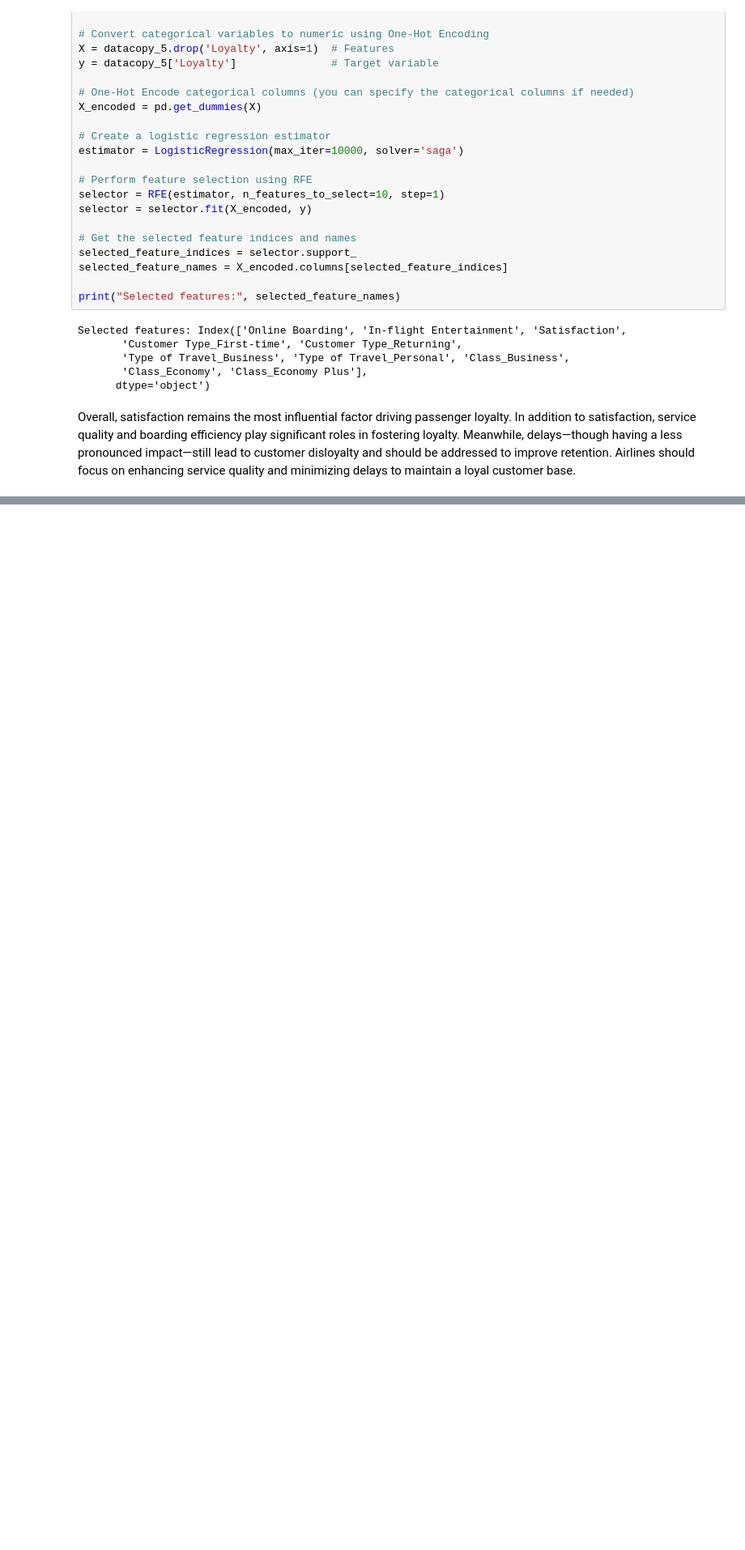
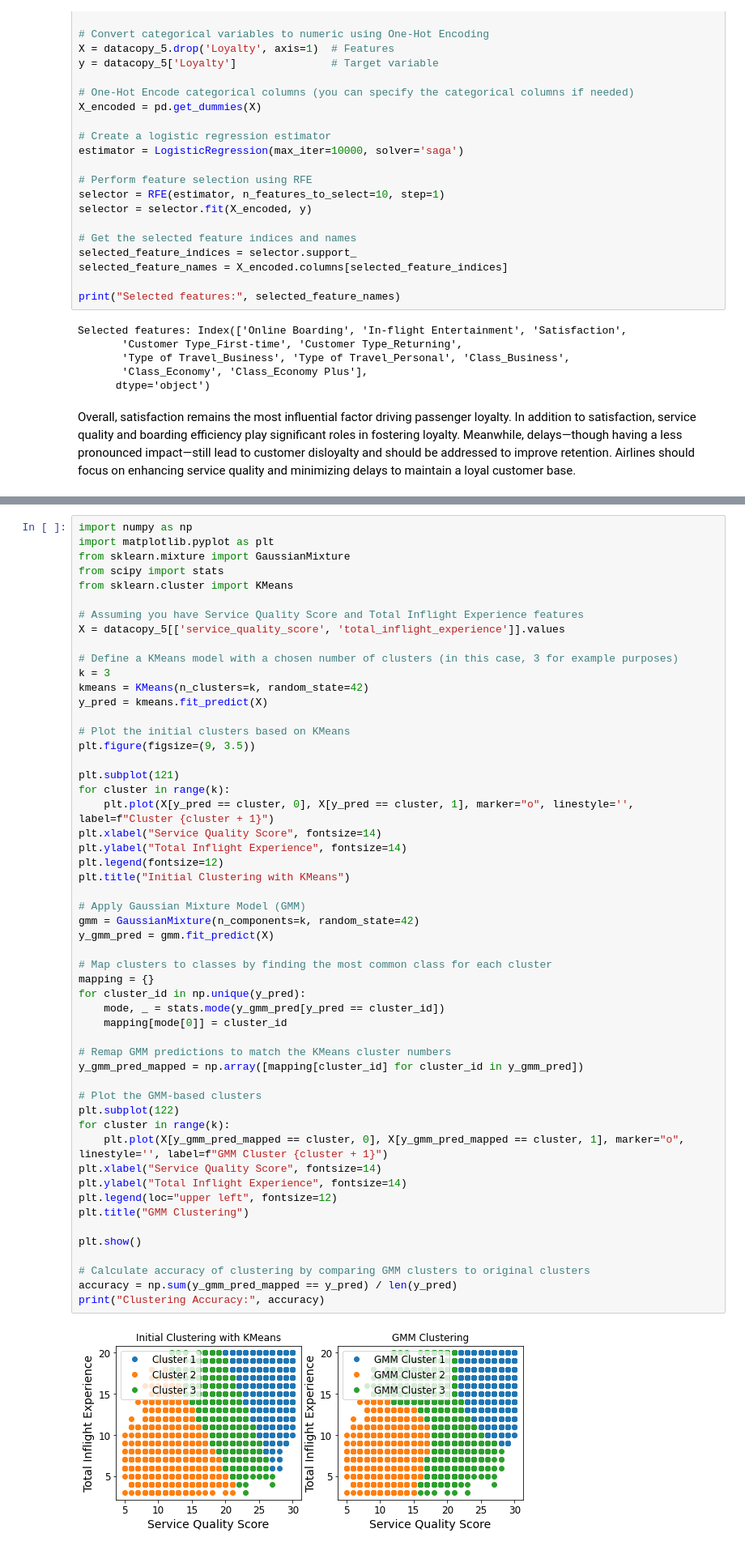
Before and after one commit to HWhr3000/F21DL_Coursework_grp2, a Jupyter notebook: notebooks/Fiyi Final Version 2.ipynb, the cells around one changed output, grey strips where cells are left out. Shown at 81% size. Drawn from its saved outputs; the diff is of its cells as text; blank space fills up the shorter version.

```diff
--- a/notebooks/Fiyi Final Version 2.ipynb
+++ b/notebooks/Fiyi Final Version 2.ipynb
@@ -811,0 +857,55 @@ Overall, satisfaction remains the most influential factor driving passenger loya
+# %%
+import numpy as np
+import matplotlib.pyplot as plt
+from sklearn.mixture import GaussianMixture
+from scipy import stats
+from sklearn.cluster import KMeans
+
+# Assuming you have Service Quality Score and Total Inflight Experience features
+X = datacopy_5[['service_quality_score', 'total_inflight_experience']].values
+
+# Define a KMeans model with a chosen number of clusters (in this case, 3 for example purposes)
+k = 3
+kmeans = KMeans(n_clusters=k, random_state=42)
+y_pred = kmeans.fit_predict(X)
+
+# Plot the initial clusters based on KMeans
+plt.figure(figsize=(9, 3.5))
+
+plt.subplot(121)
+for cluster in range(k):
+    plt.plot(X[y_pred == cluster, 0], X[y_pred == cluster, 1], marker="o", linestyle='', label=f"Cluster {cluster + 1}")
+plt.xlabel("Service Quality Score", fontsize=14)
+plt.ylabel("Total Inflight Experience", fontsize=14)
+plt.legend(fontsize=12)
+plt.title("Initial Clustering with KMeans")
+
+# Apply Gaussian Mixture Model (GMM)
+gmm = GaussianMixture(n_components=k, random_state=42)
+y_gmm_pred = gmm.fit_predict(X)
+
+# Map clusters to classes by finding the most common class for each cluster
+mapping = {}
+for cluster_id in np.unique(y_pred):
+    mode, _ = stats.mode(y_gmm_pred[y_pred == cluster_id])
+    mapping[mode[0]] = cluster_id
+
+# Remap GMM predictions to match the KMeans cluster numbers
+y_gmm_pred_mapped = np.array([mapping[cluster_id] for cluster_id in y_gmm_pred])
+
+# Plot the GMM-based clusters
+plt.subplot(122)
+for cluster in range(k):
+    plt.plot(X[y_gmm_pred_mapped == cluster, 0], X[y_gmm_pred_mapped == cluster, 1], marker="o", linestyle='', label=f"GMM Cluster {cluster + 1}")
+plt.xlabel("Service Quality Score", fontsize=14)
+plt.ylabel("Total Inflight Experience", fontsize=14)
+plt.legend(loc="upper left", fontsize=12)
+plt.title("GMM Clustering")
+
+plt.show()
+
+# Calculate accuracy of clustering by comparing GMM clusters to original clusters
+accuracy = np.sum(y_gmm_pred_mapped == y_pred) / len(y_pred)
+print("Clustering Accuracy:", accuracy)
+# %% [output]
+[figure, added]
```
Also changed, not shown: parts of 34 cells of this notebook, 2 other files.
